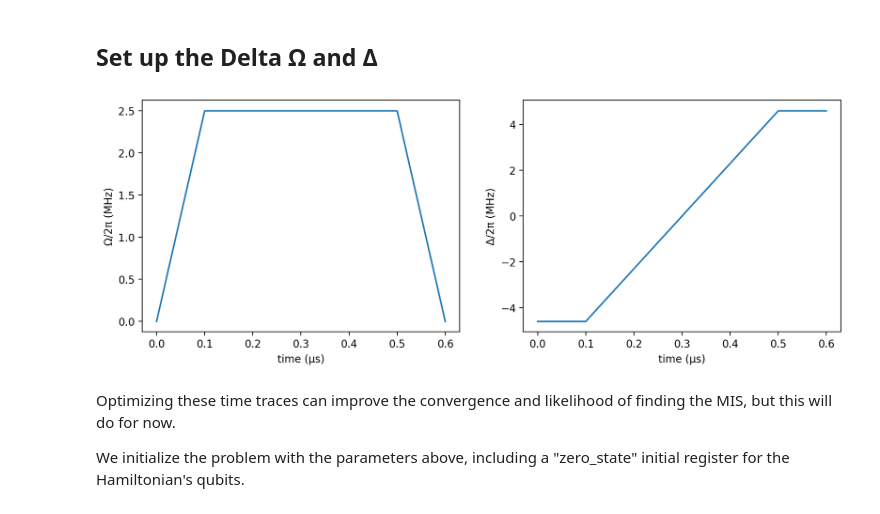
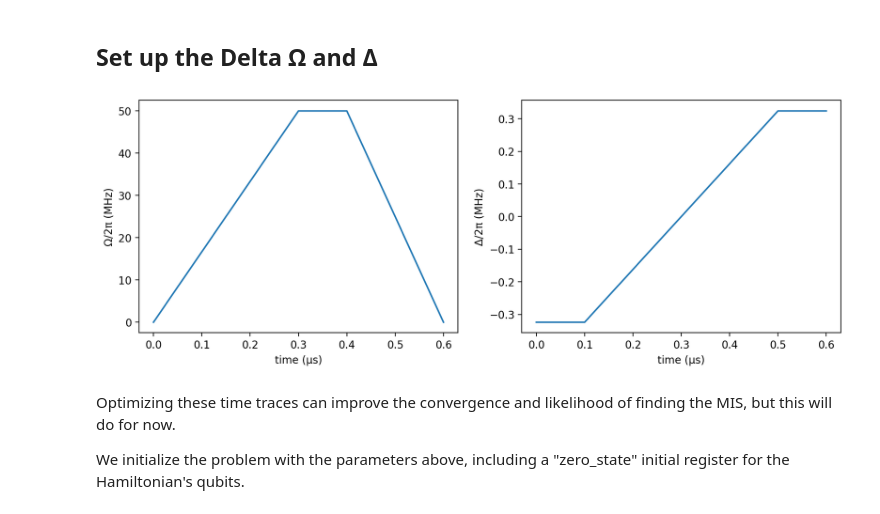
Before and after one commit to elizabethfoster02/2024_QuEra, a Jupyter notebook: tutorial/MIS_b_optimize.ipynb, the cells around one changed output. Drawn from its saved outputs; the diff is of its cells as text; code cells hidden in the pictures.

```diff
--- a/tutorial/MIS_b_optimize.ipynb
+++ b/tutorial/MIS_b_optimize.ipynb
@@ -20,8 +20,8 @@ plt = pyimport("matplotlib.pyplot");
 ## Set up the Graph
 # %%
 Random.seed!(2)
-a=4.5
-atoms = generate_sites(SquareLattice(), 4,4; scale = a) |> random_dropout(0.2)
+a=7
+atoms = generate_sites(SquareLattice(), 5,5; scale = a) |> random_dropout(0.2)
 Rb=sqrt(2*sqrt(2))*a
 Bloqade.plot(atoms, blockade_radius = Rb)
 # %% [output]
@@ -31,27 +31,27 @@ Bloqade.plot(atoms, blockade_radius = Rb)
 # %%
 #Total evolution time
 T_max = 0.6
 
 #Fix Δ according to the desired Rydberg radius
 C6 = 2π * 862690;
-Ω_max = 2π*2.5
+Ω_max = 2π*50
 Δ_max = C6 / Rb^6
 
 #Build time traces for adiabatic algorithm
-Ω = piecewise_linear(clocks = [0.0, 0.1, 0.5, T_max], values = [0.0, Ω_max, Ω_max, 0])
+Ω = piecewise_linear(clocks = [0.0, 0.3, 0.4, T_max], values = [0.0, Ω_max, Ω_max, 0])
 Δ_start = -Δ_max
 Δ_end = Δ_max
 Δ = piecewise_linear(clocks = [0.0, 0.1, 0.5, T_max], values = [Δ_start, Δ_start, Δ_end, Δ_end])
 
 #Quick plot to check
 fig, (ax1, ax2) = plt.subplots(ncols = 2, figsize = (12, 4))
 Bloqade.plot!(ax1, Ω)
 ax1.set_ylabel("Ω/2π (MHz)")
 Bloqade.plot!(ax2, Δ)
 ax2.set_ylabel("Δ/2π (MHz)")
 fig
 # %% [output]
-[figure, old version]
+[figure, new version]
 # %% [markdown]
 Optimizing these time traces can improve the convergence and likelihood of finding the MIS, but this will do for now.
 
```
Also changed, not shown: parts of 1 cell of this notebook, 3 other files.
